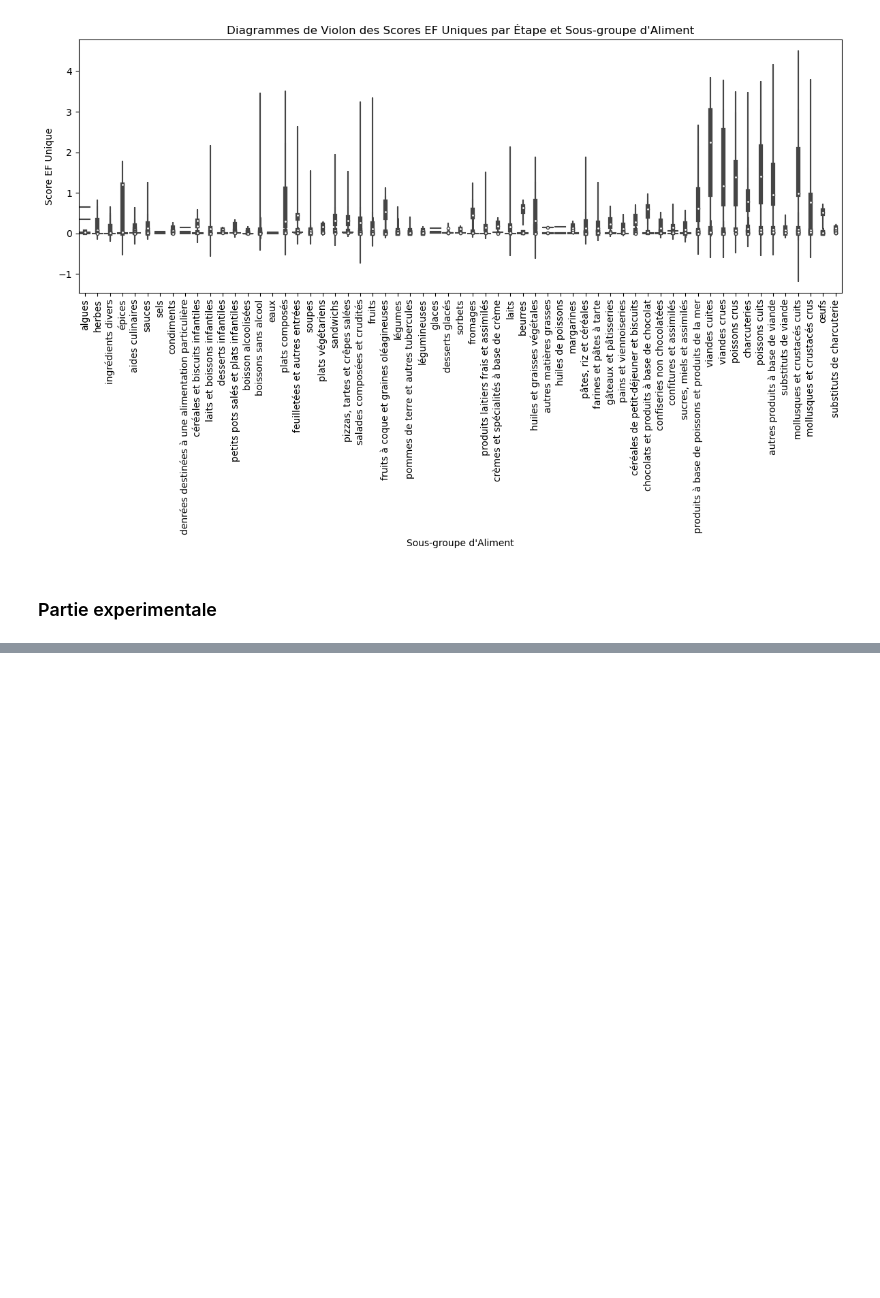
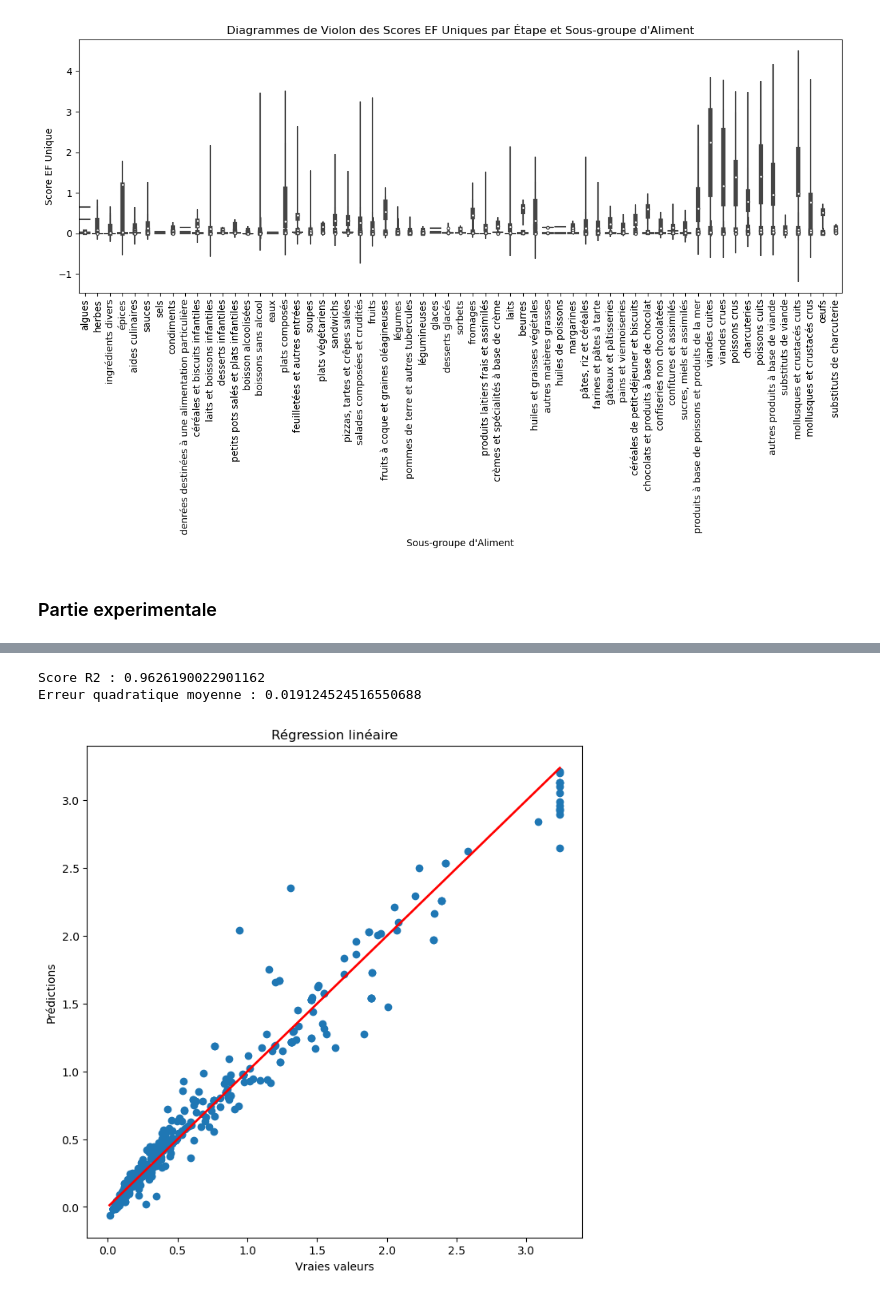
Before and after one commit to ZHANGzhile/DALAS, a Jupyter notebook: projet/Projet-idee.ipynb, the cells around one changed output, grey strips where cells are left out. Cells and saved outputs as stored; diff of their text form; code cells hidden in the pictures; blank space fills up the shorter version.

```diff
--- a/projet/Projet-idee.ipynb
+++ b/projet/Projet-idee.ipynb
@@ -263,0 +380,43 @@ data_synthese['Score unique EF'] = np.where(data_synthese['Score unique EF'] > m
+# %%
+# Linear regression
+from sklearn.metrics import mean_squared_error
+from sklearn.linear_model import LinearRegression
+
+# Séparation des données en variables explicatives et cible
+X = data_synthese[colonnes_selectionnees]
+y = data_synthese['Score unique EF']
+
+# Division des données en ensemble d'entraînement et de test
+X_train, X_test, y_train, y_test = train_test_split(X, y, test_size=0.2, random_state=0)
+
+# Création du modèle de régression linéaire
+model = LinearRegression()
+
+# Cross validation
+scores = cross_val_score(model, X_train, y_train, cv=5)
+
+# Entraînement du modèle
+model.fit(X_train, y_train)
+
+# Prédiction sur l'ensemble de test
+y_pred = model.predict(X_test)
+
+# Affichage du score R2
+print('Score R2 :', model.score(X_test, y_test))
+
+# Erreur quadratique moyenne
+print('Erreur quadratique moyenne :', mean_squared_error(y_test, y_pred))
+
+
+# Tracer la droite de régression
+plt.figure(figsize=(8, 8))
+plt.scatter(y_test, y_pred)
+plt.plot([y_test.min(), y_test.max()], [y_test.min(), y_test.max()], color='red', lw=2)
+plt.xlabel('Vraies valeurs')
+plt.ylabel('Prédictions')
+plt.title('Régression linéaire')
+plt.show()
+# %% [output]
+Score R2 : 0.9626190022901162
+Erreur quadratique moyenne : 0.019124524516550688
+[figure, added]
```
Also changed, not shown: parts of 6 cells of this notebook.
